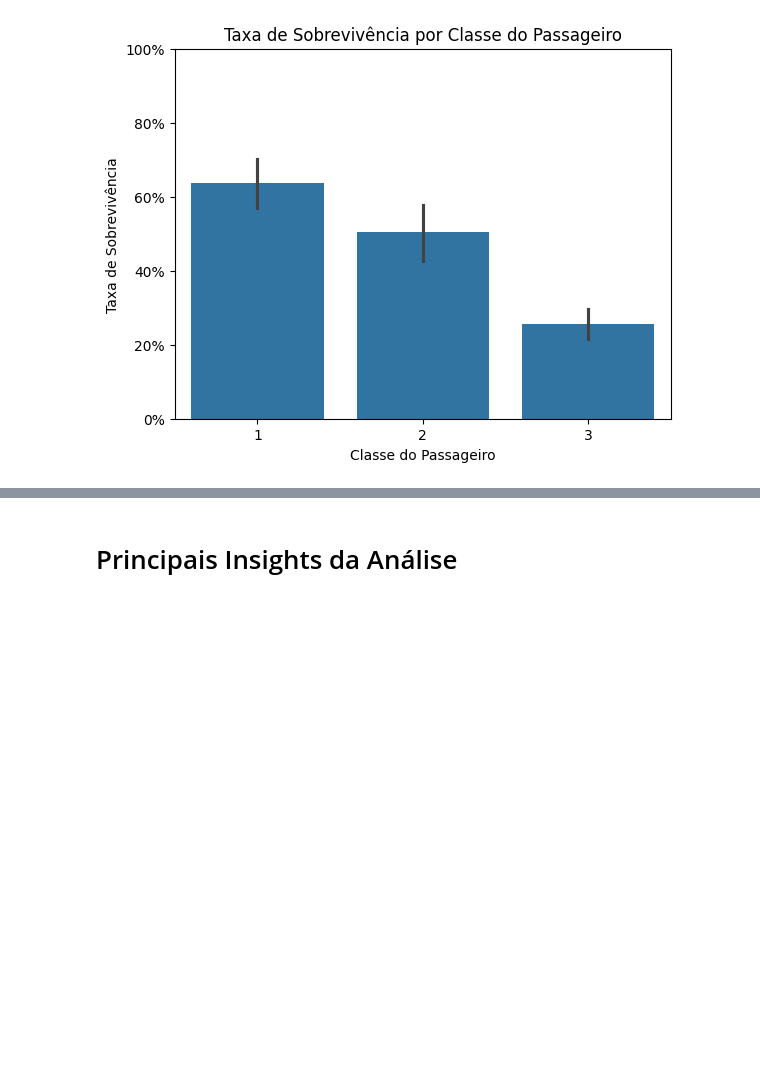
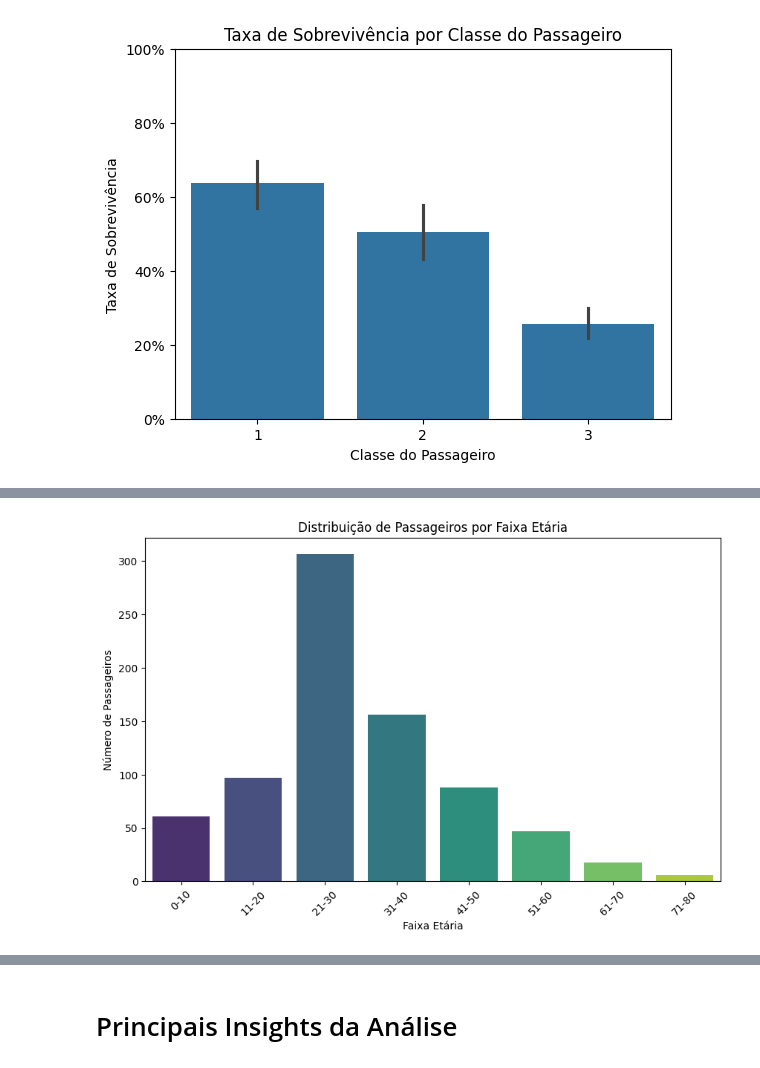
Before and after one commit to rodrigodll46/Titanic, a Jupyter notebook: notebook/Titanic.ipynb, the cells around one changed output, grey strips where cells are left out. Cells and saved outputs as stored; diff of their text form; code cells hidden in the pictures; blank space fills up the shorter version.

```diff
--- a/notebook/Titanic.ipynb
+++ b/notebook/Titanic.ipynb
@@ -306,0 +219,17 @@ plt.show()
+# %%
+# Feature engineering: AgeGroup
+age_bins = [0, 10, 20, 30, 40, 50, 60, 70, 80]
+age_labels = ['0-10', '11-20', '21-30', '31-40', '41-50', '51-60', '61-70', '71-80']
+
+df_temp = df_titanic.copy()
+df_temp['AgeGroup'] = pd.cut(df_temp['Age'], bins=age_bins, labels=age_labels, right=False)
+
+plt.figure(figsize=(10, 6))
+sns.countplot(x='AgeGroup', data=df_temp, palette='viridis', hue='AgeGroup', legend=False)
+plt.title('Distribuição de Passageiros por Faixa Etária')
+plt.xlabel('Faixa Etária')
+plt.ylabel('Número de Passageiros')
+plt.xticks(rotation=45)
+plt.show()
+# %% [output]
+[figure, added]
```
Also changed, not shown: parts of 61 cells of this notebook.
